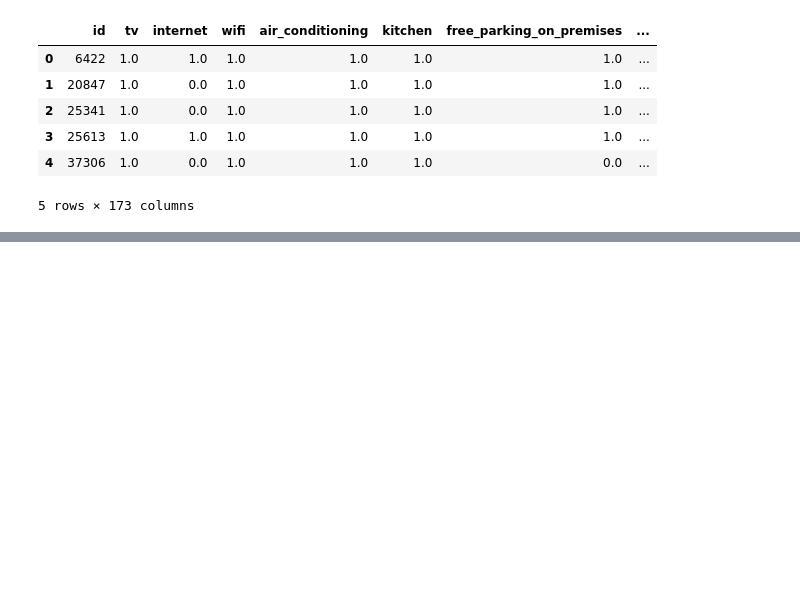
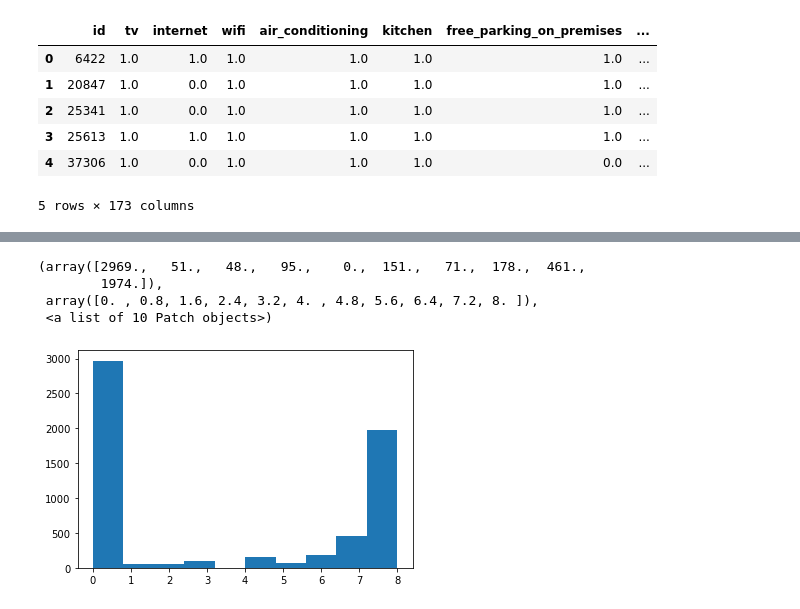
Before and after one commit to whitneylosinski/Eat.Sleep.Data, a Jupyter notebook: Parsed_Amenities.ipynb, the cells around one changed output, grey strips where cells are left out. Saved outputs shown, nothing was run; the diff lists cells and outputs as text; code cells hidden in the pictures; blank space fills up the shorter version.

Commit message:
Bucketed amenities with correlations over .8

```diff
--- a/Parsed_Amenities.ipynb
+++ b/Parsed_Amenities.ipynb
@@ -61,0 +87,3 @@ amenities_df.head()
+# %%
+# Create a new "Kitchen_Grouped" column whose values will be the sum of the values from all the kitchen-related amenity columns:
+amenities_df["Kitchen_Summed"] = amenities_df[["dishes_and_silverware", "refrigerator", "oven", "coffee_maker", "stove", "microwave", "dishwasher", "cooking_basics"]].sum(axis=1)
@@ -61,0 +105,9 @@ amenities_df.head()
+# %%
+# View a histogram in order to visualize the value spread from 0 to 8
+plt.hist(amenities_df["Kitchen_Summed"])
+# %% [output]
+(array([2969.,   51.,   48.,   95.,    0.,  151.,   71.,  178.,  461.,
+        1974.]),
+ array([0. , 0.8, 1.6, 2.4, 3.2, 4. , 4.8, 5.6, 6.4, 7.2, 8. ]),
+ <a list of 10 Patch objects>)
+[figure, added]
```
Also changed, not shown: parts of 17 cells of this notebook.
